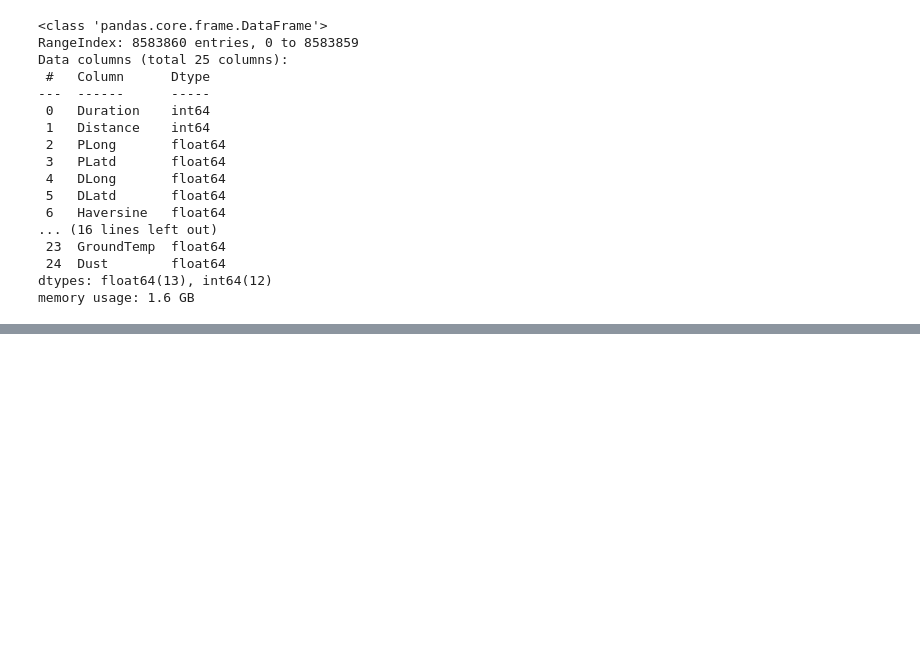
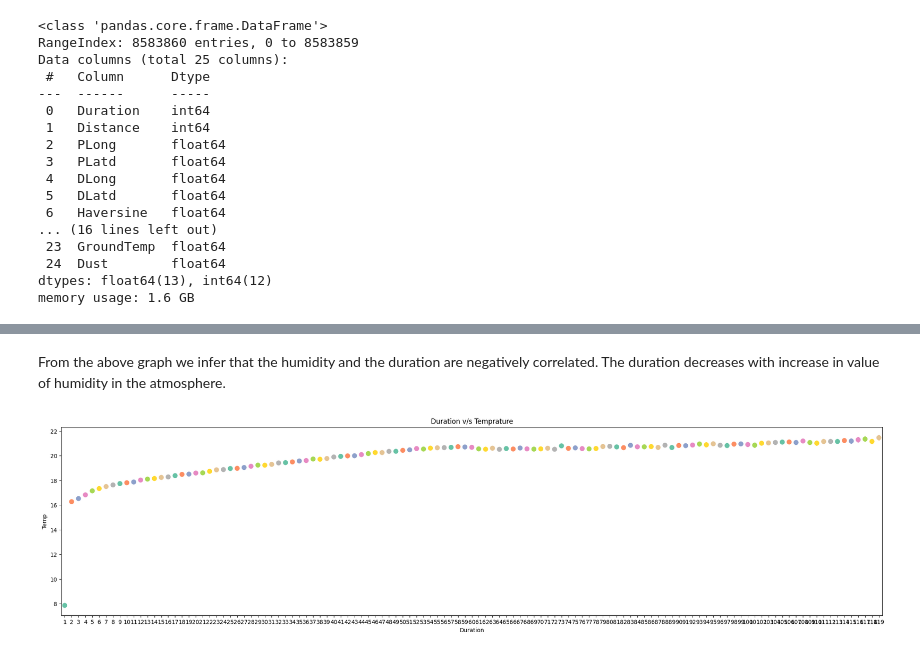
Before and after one commit to dp2292/CP01-Data-Alchemists, a Jupyter notebook: CP01.ipynb, the cells around one changed output, grey strips where cells are left out. Cells and saved outputs as stored; diff of their text form; code cells hidden in the pictures; blank space fills up the shorter version.

```diff
--- a/CP01.ipynb
+++ b/CP01.ipynb
@@ -71,0 +88,8 @@ memory usage: 1.6 GB
+# %% [markdown]
+From the above graph we infer that the humidity and the duration are negatively correlated. The duration decreases with increase in value of humidity in the atmosphere.
+# %%
+plt.figure(figsize=(26,6))
+sns.pointplot(x="Duration", y="Temp", data=df1, palette=sns.color_palette("Set2")).set(
+    title="Duration v/s Temprature");
+# %% [output]
+[figure, added]
```
Also changed, not shown: parts of 16 cells of this notebook.
